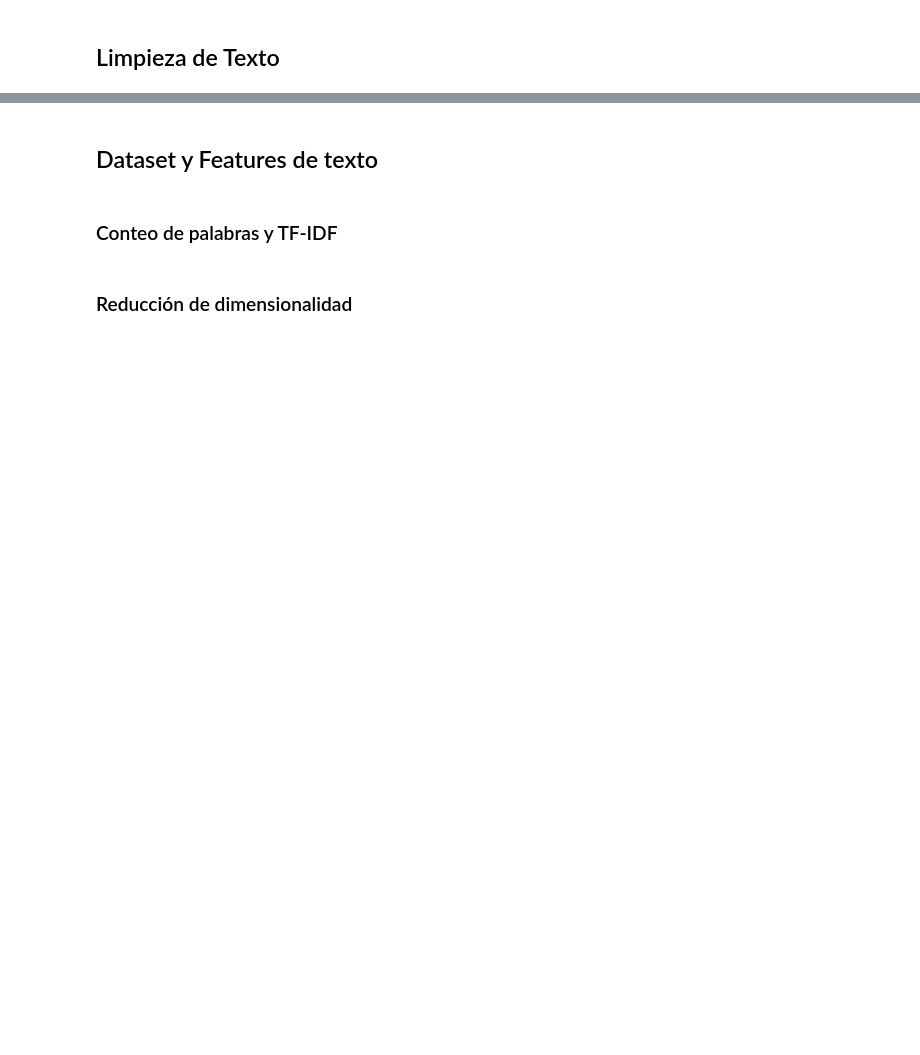
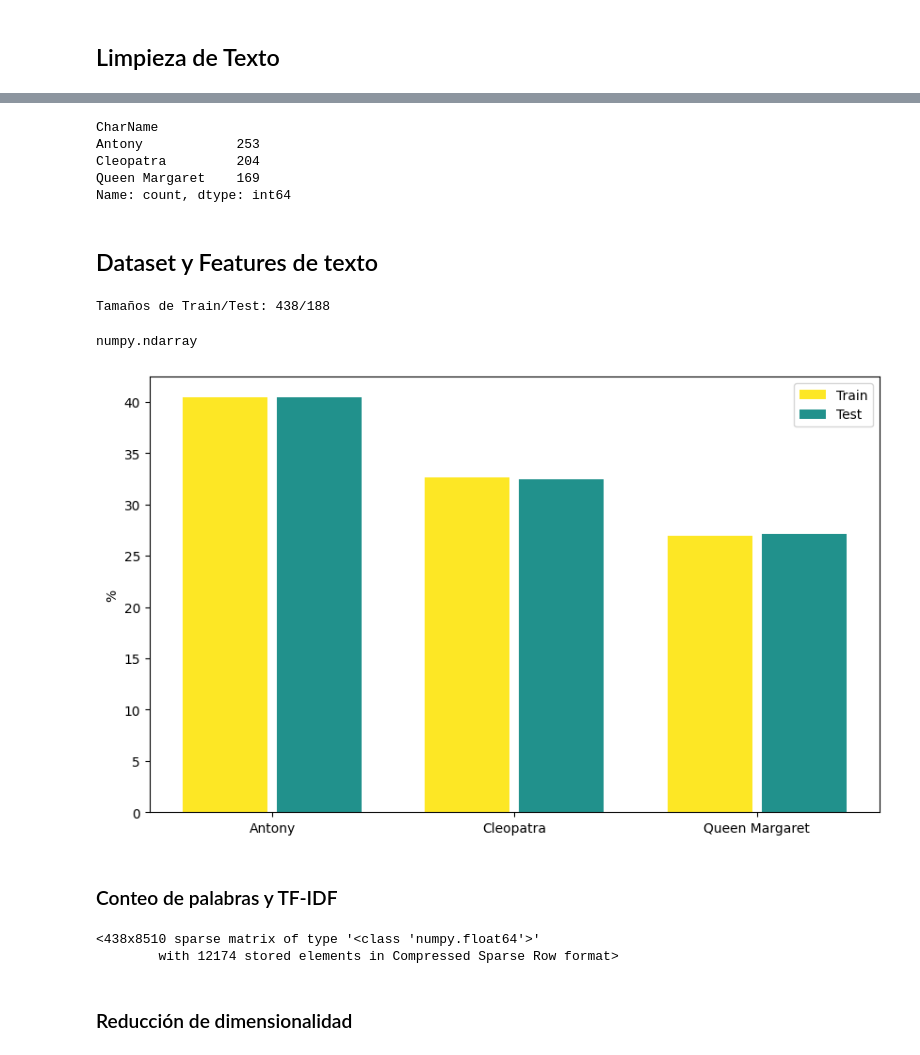
Before and after one commit to nanosellafaja/IntroCD, a Jupyter notebook: intro-cd/Tarea_2/shakespeare_tarea_2.ipynb, the cells around one changed output, grey strips where cells are left out. Cells and saved outputs as stored; diff of their text form; code cells hidden in the pictures; blank space fills up the shorter version.

```diff
--- a/intro-cd/Tarea_2/shakespeare_tarea_2.ipynb
+++ b/intro-cd/Tarea_2/shakespeare_tarea_2.ipynb
@@ -67,2 +30,12 @@ df_chapters = load_table("chapters", engine)
+# %%
+# DataFrame con todas las obras:
+df_works = pd.read_csv('../data/shakespeare/works.csv')
+
+# Todos los párrafos de todas las obras
+df_paragraphs = pd.read_csv('../data/shakespeare/paragraphs.csv')
+
+# TODO: cargar el resto de las tablas
+df_chapters = pd.read_csv('../data/shakespeare/chapters.csv')
+df_characters = pd.read_csv('../data/shakespeare/characters.csv')
 # %%
 df_paragraphs
@@ -75,16 +62,13 @@ def clean_text(df, column_name):
     # Convertir todo a minúsculas
     result = df[column_name].str.lower()
 
-    # FIXME: completar
-    for punc in ["[", "\n", ","]:
+    # Quitar signos de puntuación y cambiarlos por espacios (" ")
+    for punc in ["[", "]", "\n", "\r", ",", ";", "?", ".", "!", ":", "'", "-", "_", "(", ")", "&", '"', "0", "1", "2", "3", "4", "5", "6", "7", "8", "9"]:
         result = result.str.replace(punc, " ")
     return result
 
 # Creamos una nueva columna CleanText a partir de PlainText
 df_paragraphs["CleanText"] = clean_text(df_paragraphs, "PlainText")
-
-# Veamos la diferencia
-df_paragraphs[["PlainText", "CleanText"]]
 # %%
 # Agregamos personajes, obras y géneros en el mismo dataset
 df_dataset = df_paragraphs.merge(df_chapters.set_index("id")["work_id"], left_on="chapter_id", right_index=True)
@@ -100,6 +98,12 @@ df_dataset
 # %%
 # Párrafos por cada personaje seleccionado
 df_dataset["CharName"].value_counts()
+# %% [output]
+CharName
+Antony            253
+Cleopatra         204
+Queen Margaret    169
+Name: count, dtype: int64
 # %% [markdown]
 ## Dataset y Features de texto
 # %%
@@ -109,9 +113,38 @@ y = df_dataset["CharName"].to_numpy()
 # TODO: Partir train/test 30% estratificados
 # -> Definir X_train, X_test, y_train, y_test
 
-# X_train, X_test, y_train, y_test = ...
+X_train, X_test, y_train, y_test = train_test_split(X, y, test_size = 0.3, random_state = 8, stratify = y)
 
 print(f"Tamaños de Train/Test: {len(X_train)}/{len(X_test)}")
+# %% [output]
+Tamaños de Train/Test: 438/188
+# %%
+type(y_train)
+# %% [output]
+numpy.ndarray
+# %%
+# Visualización para verificar la estratificación
+train_parrafos = np.array([(y_train == character).sum() for character in characters])
+test_parrafos = np.array([(y_test == character).sum() for character in characters])
+
+porcentaje_train = (train_parrafos / train_parrafos.sum()) * 100
+porcentaje_test = (test_parrafos / test_parrafos.sum()) * 100
+
+fig, ax = plt.subplots(figsize=(10, 6))
+labels = characters
+x = np.arange(len(labels))
+width = 0.35
+
+ax.bar(x - 5*width/9, porcentaje_train, width, label='Train', color = '#fde725')
+ax.bar(x + 5*width/9, porcentaje_test, width, label='Test', color = '#21918c')
+
+ax.set_ylabel('%')
+ax.set_xticks(x)
+ax.set_xticklabels(labels)
+ax.legend()
+plt.show()
+# %% [output]
+[figure, added]
 # %% [markdown]
 ### Conteo de palabras y TF-IDF
 # %%
@@ -125,2 +174,7 @@ X_train_tf
+# %%
+X_train_tf_true_english_12
+# %% [output]
+<438x8510 sparse matrix of type '<class 'numpy.float64'>'
+        with 12174 stored elements in Compressed Sparse Row format>
 # %% [markdown]
 ### Reducción de dimensionalidad
```
Also changed, not shown: parts of 34 cells of this notebook, 11 other files.
